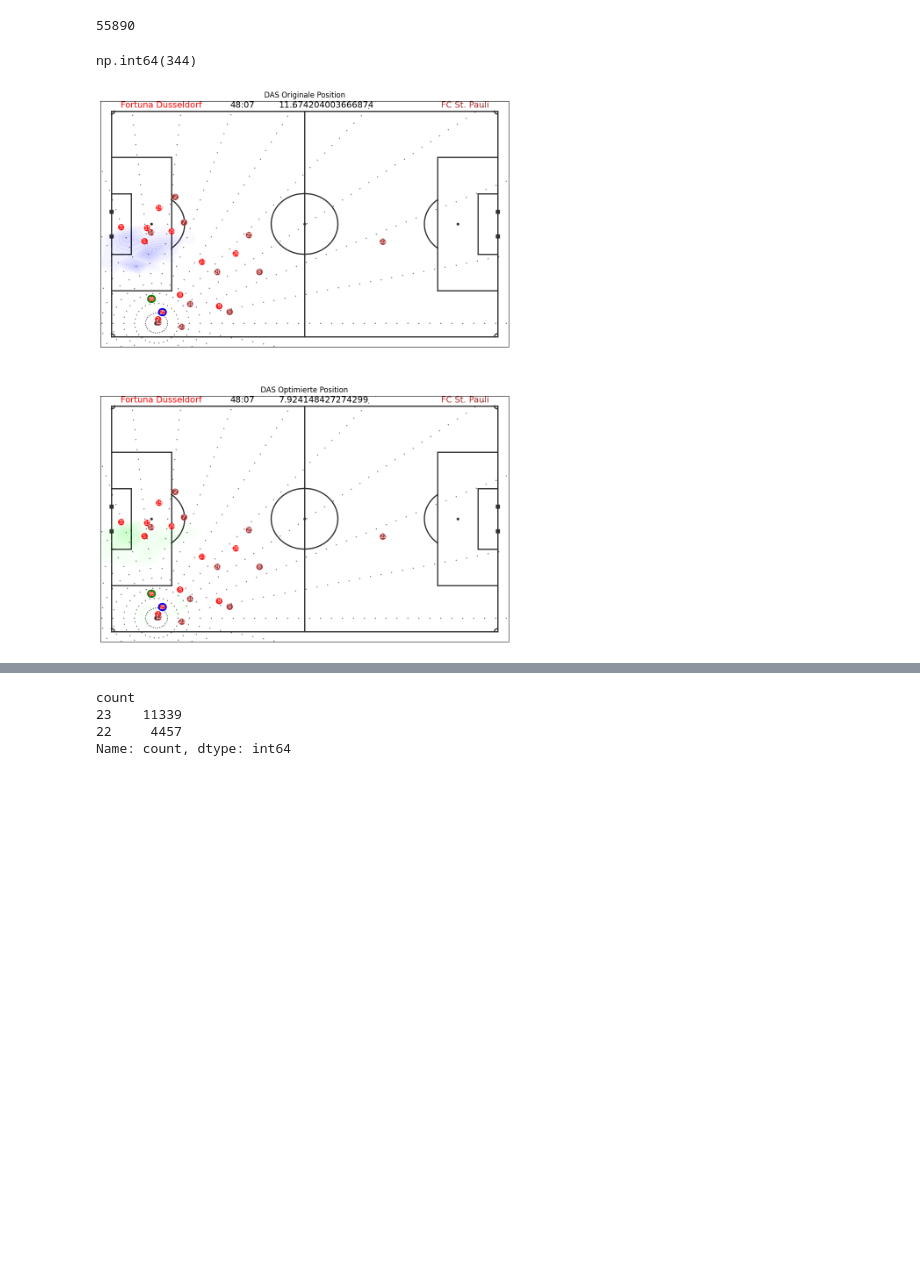
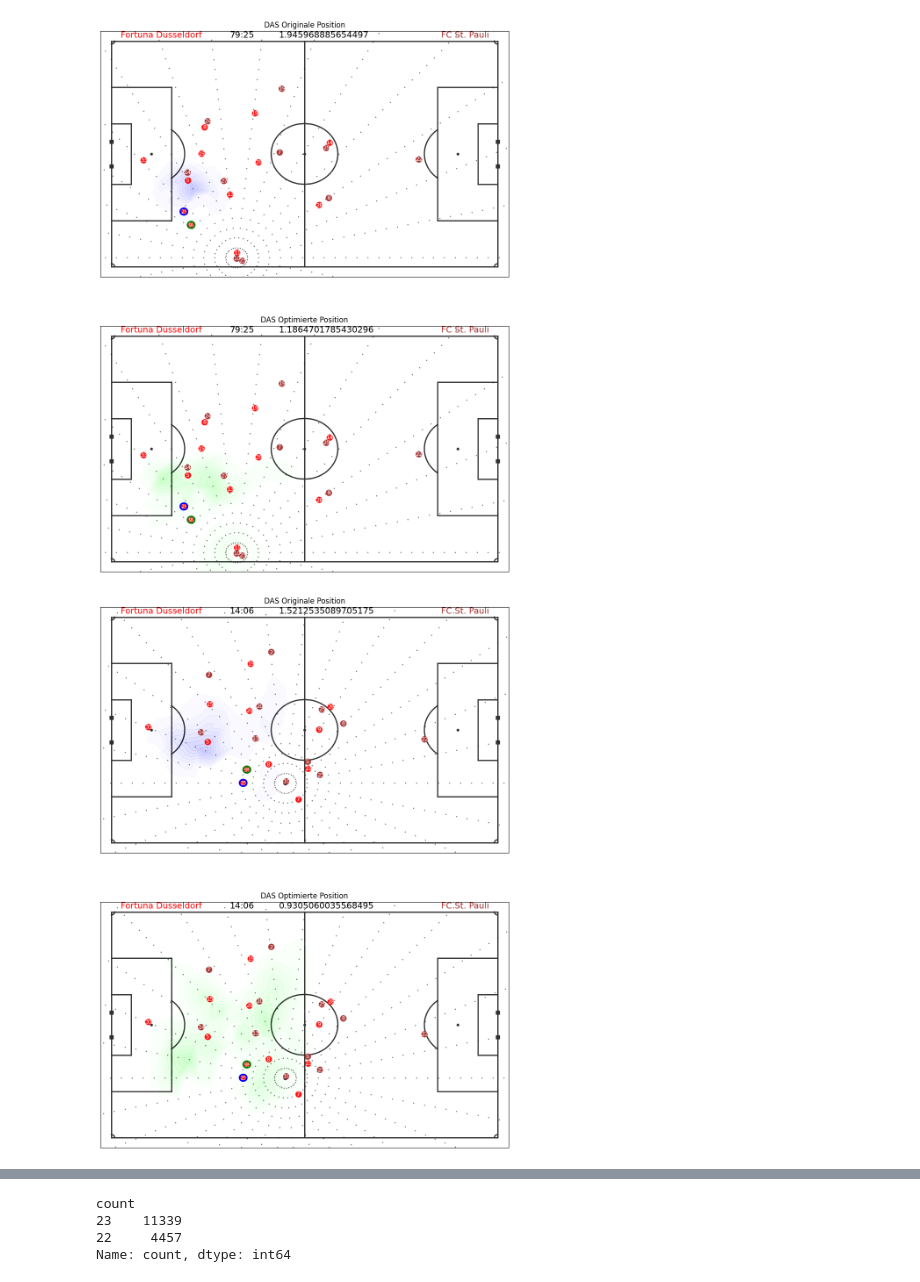
Before and after one commit to maxhartmann1/def-accessible-space, a Jupyter notebook: notebooks/visual_frames.ipynb, the cells around one changed output, grey strips where cells are left out. Drawn from its saved outputs; the diff is of its cells as text; code cells hidden in the pictures; blank space fills up the shorter version.

```diff
--- a/notebooks/visual_frames.ipynb
+++ b/notebooks/visual_frames.ipynb
@@ -31,22 +31,37 @@ df_player = full_df[
     (full_df["step"] == step) &
     (full_df["method"] == method)
 ]
+df_player_cut = df_player[
+    df_player["DAS"] >= 1
+]
 
 frame_scores_percentage = (
     df_player.groupby("frame")["DAS_potential_percentage"]
     .max()
     .sort_values(ascending=False)
-)
+).head(10)
+frame_scores_cut_percentage = (
+    df_player_cut.groupby("frame")["DAS_potential_percentage"]
+    .max()
+    .sort_values(ascending=False)
+).head(10)
 frame_scores_absolute = (
     df_player.groupby("frame")["DAS_potential"]
     .max()
     .sort_values(ascending=False)
-)
+).head(10)
 
 top_frames_percentage = frame_scores_percentage.index.to_list()
-top_frame_percentage = top_frames_percentage[0]
+top_frames_cut_percentage = frame_scores_cut_percentage.index.to_list()
+top_frames_absolute = frame_scores_absolute.index.to_list()
 
-top_frames_absolute = frame_scores_absolute.index.to_list()
-top_frame_absolute = top_frames_absolute[0]
+df_top_frames_percentage = df_player[df_player["frame"].isin(top_frames_percentage)]
+df_top_frames_cut_percentage = df_player[df_player["frame"].isin(top_frames_cut_percentage)]
+df_top_frames_absolute = df_player[df_player["frame"].isin(top_frames_absolute)]
 
-df_top_frames_all_methods = df_player[df_player["frame"].isin(top_frames_percentage)]
+# display(top_frames_percentage)
+display(top_frames_cut_percentage)
+# display(top_frames_absolute)
+# display(df_top_frames_percentage)
+# display(df_top_frames_cut_percentage)
+# display(df_top_frames_absolute)
@@ -195,5 +212,6 @@ def load_pitch_result(game_id, frame_id, step="step125", origin=True, player_id=
 
     return pitch_result, pitch_index, frame_idx
 # %%
-pitch_results, pitch_indices = plot_frame(df_top_frames_all_methods, top_frame_percentage, player_id, game_id, provider)
+# Top Percentage
+pitch_results, pitch_indices = plot_frame(df_top_frames_percentage, top_frames_percentage[0], player_id, game_id, provider)
 # %% [output]
@@ -202,7 +218,8 @@ np.int64(3086)
 [figure]
 # %%
-pitch_results, pitch_indices = plot_frame(df_top_frames_all_methods, top_frame_absolute, player_id, game_id, provider)
+# Top Cut Percentage
+for frame in top_frames_cut_percentage:
+    pitch_results, pitch_indices = plot_frame(df_top_frames_cut_percentage, frame, player_id, game_id, provider)
 # %% [output]
-55890
-np.int64(344)
-[figure, old version]
+[figure, new version]
+[figure, added]
```
Also changed, not shown: parts of 4 cells of this notebook, 17 other files.
